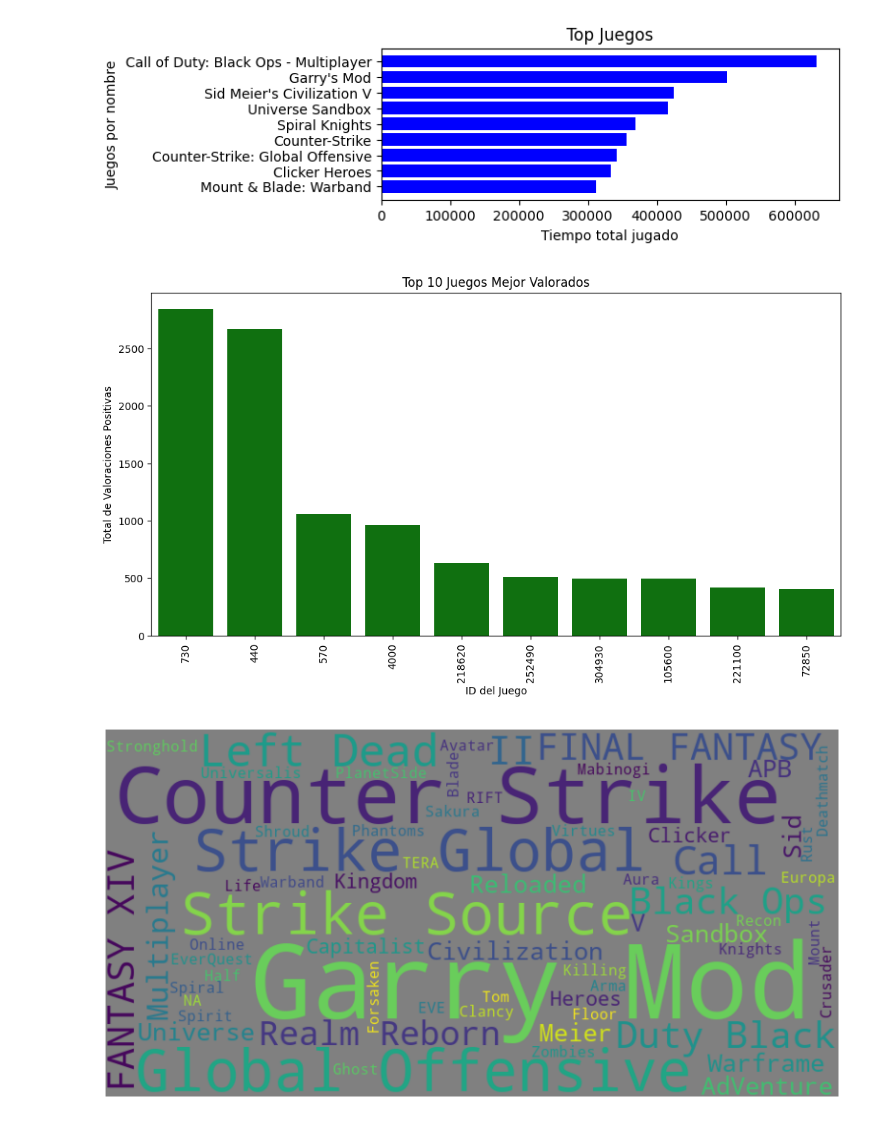
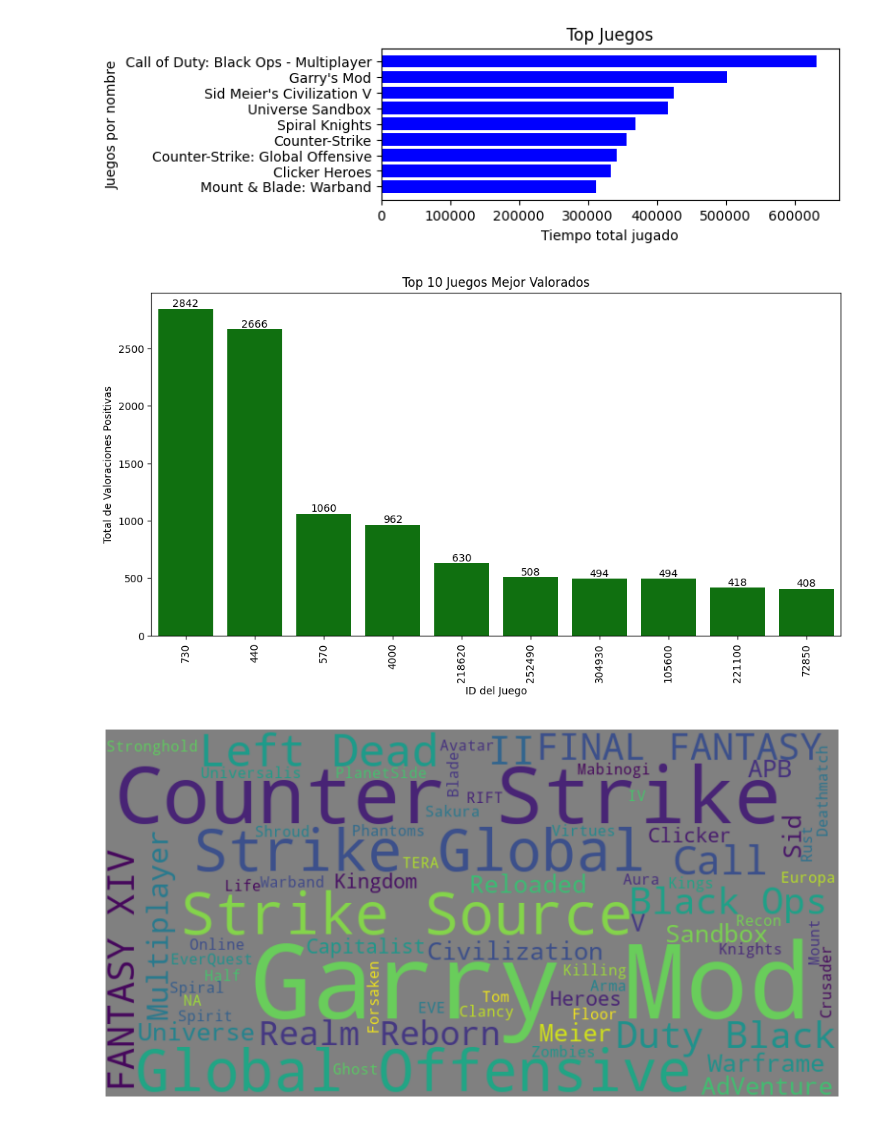
Before and after one commit to MLopezTouzon/PI-MLOps, a Jupyter notebook: EDA.ipynb, the cells around one changed output. Saved outputs shown, nothing was run; the diff lists cells and outputs as text; code cells hidden in the pictures.

```diff
--- a/EDA.ipynb
+++ b/EDA.ipynb
@@ -12,3 +12,22 @@ df_reviews = pd.read_csv('Data/australian_user_reviews_ok.csv')
 df_steam = pd.read_csv('Data/steam_games_ok.csv')
 with gzip.open('Data/data_users_items_ok.csv.gz', 'rt') as f:
     df_items = pd.read_csv(f)
+# %%
+# Calcular la suma total de horas jugadas por usuario
+total_horass_jugadas = df_items.groupby('user_id')['playtime_forever'].sum().reset_index()
+# Ordenar los usuarios por horas jugadas de manera descendente y tomar los top 10
+top_10_users_playtime = total_horass_jugadas.sort_values(by='playtime_forever', ascending=False).head(10)
+
+# Crear un gráfico de barras para visualizar el top 10 de usuarios con más horas jugadas
+plt.figure(figsize=(12, 6))
+bar_plot = sns.barplot(x='user_id', y='playtime_forever', data=top_10_users_playtime, color='orange', order=top_10_users_playtime['user_id'])
+plt.xticks(rotation=90)
+plt.xlabel('ID del Usuario')
+plt.ylabel('Total de Horas Jugadas')
+plt.title('Top 10 Usuarios con Más Horas Jugadas')
+
+# Agregar etiquetas a las barras
+for index, value in enumerate(top_10_users_playtime['playtime_forever']):
+    bar_plot.text(index, value + 0.1, str(value), ha='center', va='bottom')
+
+plt.show()
@@ -27,25 +48,28 @@ plt.show()
 # %% [output]
 [figure]
 # %%
-# Juegos mas valorados
 # Filtramos para obtener solo los juegos con sentiment_analysis mayor a 1
 df_mejor_valorados = df_reviews[df_reviews['sentiment_analysis'] > 1]
 # Contamos la cantidad total de valoraciones positivas por juego
 cantidad_valoraciones = df_mejor_valorados.groupby('item_id')['sentiment_analysis'].sum().reset_index()
 # Ordenamos los juegos por cantidad total de valoraciones de manera descendente y tomamos los top 10
 top_10_mejor_valorados = cantidad_valoraciones.sort_values(by='sentiment_analysis', ascending=False).head(10)
 
-# Creamos un gráfico de barras para visualizar el top 10 de juegos mejor valorados
+# Crear un gráfico de barras para visualizar el top 10 de juegos mejor valorados
 plt.figure(figsize=(12, 6))
-sns.barplot(x='item_id', y='sentiment_analysis', data=top_10_mejor_valorados, color='green', order=top_10_mejor_valorados['item_id'])
+bar_plot = sns.barplot(x='item_id', y='sentiment_analysis', data=top_10_mejor_valorados, color='green', order=top_10_mejor_valorados['item_id'])
 plt.xticks(rotation=90)
 plt.xlabel('ID del Juego')
 plt.ylabel('Total de Valoraciones Positivas')
 plt.title('Top 10 Juegos Mejor Valorados')
 
+# Agregar etiquetas a las barras
+for index, value in enumerate(top_10_mejor_valorados['sentiment_analysis']):
+    bar_plot.text(index, value + 0.1, str(value), ha='center', va='bottom')
+
 plt.show()
 # %% [output]
-[figure, old version]
+[figure, new version]
 # %%
 # Nube de palabras para los títulos de Video Juegos
 top_playtime = df_items.sort_values(by='playtime_forever', ascending=False).head(100)
```
Also changed, not shown: parts of 1 cell of this notebook, 2 other files.
